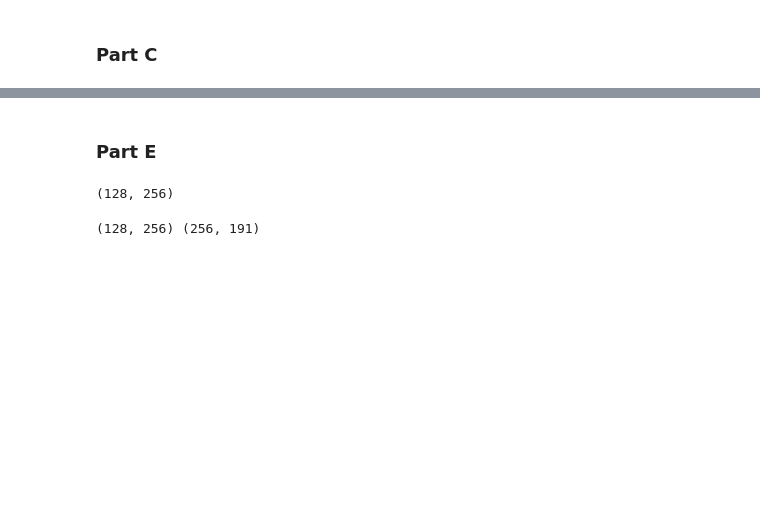
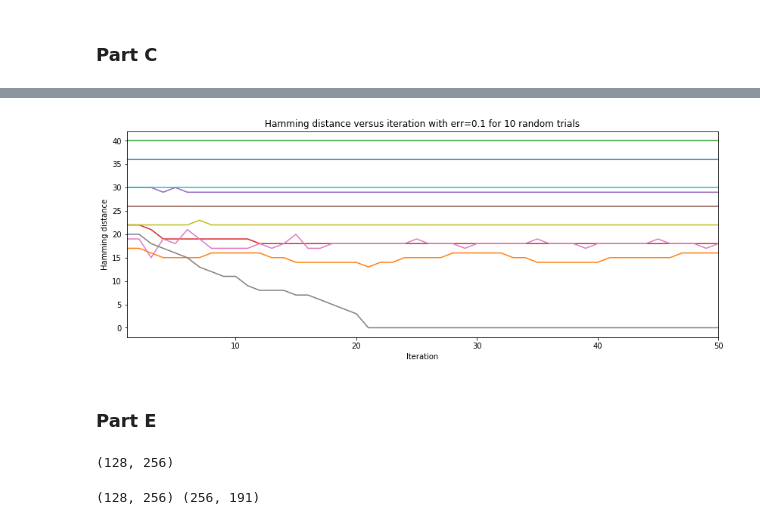
Before and after one commit to nyjgary/probabilistic-graphical-models, a Jupyter notebook: hwk3-bp/belief-propagation.ipynb, the cells around one changed output, grey strips where cells are left out. Drawn from its saved outputs; the diff is of its cells as text; code cells hidden in the pictures; blank space fills up the shorter version.

```diff
--- a/hwk3-bp/belief-propagation.ipynb
+++ b/hwk3-bp/belief-propagation.ipynb
@@ -479,3 +516,7 @@ array([0., 0., 0., 0., 0., 0., 0., 0., 0., 0., 0., 0., 0., 0., 0., 0., 0.,
+# %%
+results_err10 = run_experiments(err=0.10, n_trials=10, n_iter=50, msg_len=256, d_v=4, d_c=8)
+# %% [output]
+[figure, added]
 # %% [markdown]
 ### Part E
 # %%
```
Also changed, not shown: parts of 13 cells of this notebook.
